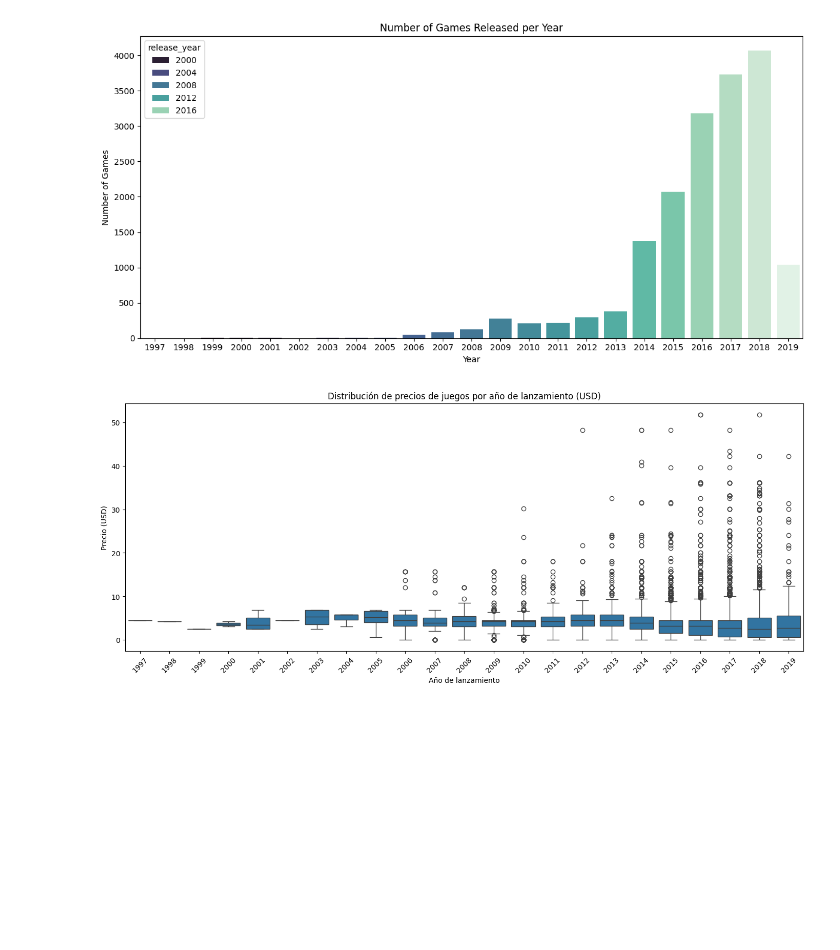
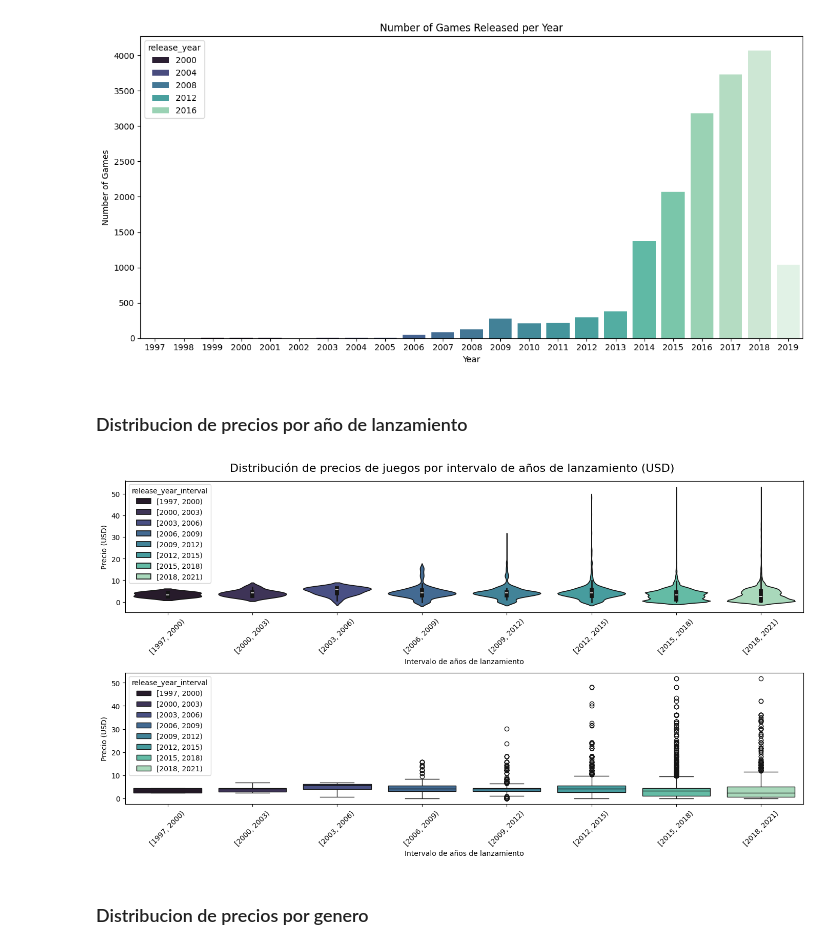
Before and after one commit to delav-dev/steam-pc-games-analysis, a Jupyter notebook: data_analysis.ipynb, the cells around one changed output. Cells and saved outputs as stored; diff of their text form; code cells hidden in the pictures; blank space fills up the shorter version.

Commit message:
adding graphs and adding more content to the data processing

```diff
--- a/data_analysis.ipynb
+++ b/data_analysis.ipynb
@@ -672,23 +715,42 @@ plt.tight_layout()
 plt.show()
 # %% [output]
 [figure]
+# %% [markdown]
+### Distribucion de precios por año de lanzamiento
 # %%
-# Ya tienes la columna 'price' como float, así que puedes usarla directamente
 
 # Extraer el año de lanzamiento si no existe
 if 'release_year' not in steam_data.columns:
     steam_data['release_year'] = pd.to_datetime(steam_data['release_date'], errors='coerce').dt.year
 
-plt.figure(figsize=(14, 6))
-sns.boxplot(x=steam_data['release_year'], y=steam_data['price_usd'])
-plt.title('Distribución de precios de juegos por año de lanzamiento (USD)')
-plt.xlabel('Año de lanzamiento')
-plt.ylabel('Precio (USD)')
-plt.xticks(rotation=45)
+# Crear intervalos de años de 5 en 5
+steam_data['release_year_interval'] = pd.cut(
+    steam_data['release_year'],
+    bins=range(steam_data['release_year'].min(), steam_data['release_year'].max() + 3, 3),
+    right=False
+)
+
+fig, (ax1, ax2) = plt.subplots(2, figsize=(14, 8))
+fig.suptitle('Distribución de precios de juegos por intervalo de años de lanzamiento (USD)', fontsize=16)
+
+sns.violinplot(x=steam_data['release_year_interval'], y=steam_data['price_usd'],
+               hue=steam_data['release_year_interval'], palette='mako', ax=ax1)
+ax1.set_xlabel('Intervalo de años de lanzamiento')
+ax1.set_ylabel('Precio (USD)')
+ax1.tick_params(axis='x', rotation=45)
+
+sns.boxplot(x=steam_data['release_year_interval'], y=steam_data['price_usd'],
+            hue=steam_data['release_year_interval'], palette='mako', ax=ax2)
+ax2.set_xlabel('Intervalo de años de lanzamiento')
+ax2.set_ylabel('Precio (USD)')
+ax2.tick_params(axis='x', rotation=45)
+
 plt.tight_layout()
 plt.show()
 # %% [output]
-[figure, old version]
+[figure, new version]
+# %% [markdown]
+### Distribucion de precios por genero
 # %%
 df_genres = steam_data.assign(genres=steam_data['genres'].str.split(';')).explode('genres')
 top_genres = df_genres['genres'].value_counts().index[:10]
```
Also changed, not shown: parts of 9 cells of this notebook.
